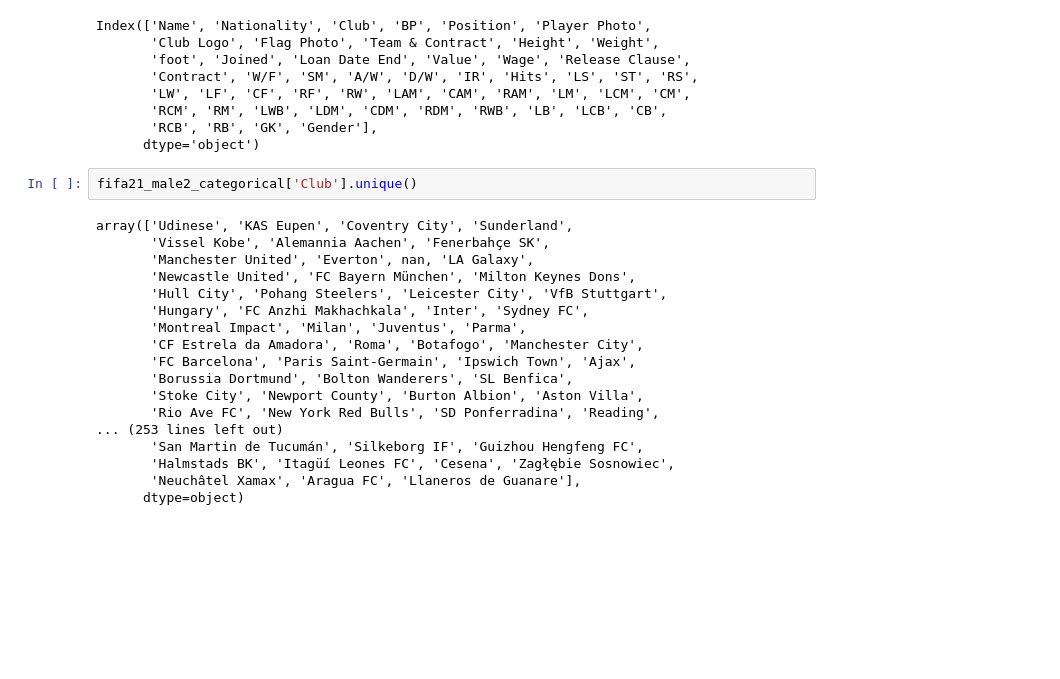
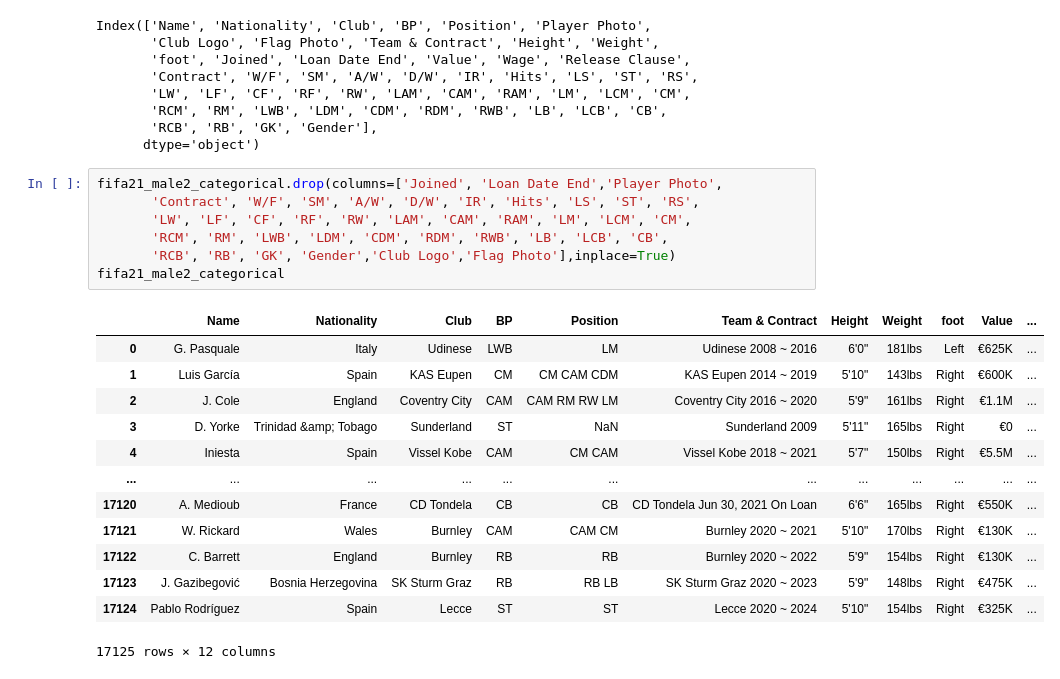
Before and after one commit to RaulRla/Fifa21_Project, a Jupyter notebook: Fifa project.ipynb, the cells around one changed output. Cells and saved outputs as stored; diff of their text form; blank space fills up the shorter version.

```diff
--- a/Fifa project.ipynb
+++ b/Fifa project.ipynb
@@ -81,23 +102,24 @@ Index(['Name', 'Nationality', 'Club', 'BP', 'Position', 'Player Photo',
        'RCM', 'RM', 'LWB', 'LDM', 'CDM', 'RDM', 'RWB', 'LB', 'LCB', 'CB',
        'RCB', 'RB', 'GK', 'Gender'],
       dtype='object')
-# %%
-fifa21_male2_categorical['Club'].unique()
-# %% [output]
-array(['Udinese', 'KAS Eupen', 'Coventry City', 'Sunderland',
-       'Vissel Kobe', 'Alemannia Aachen', 'Fenerbahçe SK',
-       'Manchester United', 'Everton', nan, 'LA Galaxy',
-       'Newcastle United', 'FC Bayern München', 'Milton Keynes Dons',
-       'Hull City', 'Pohang Steelers', 'Leicester City', 'VfB Stuttgart',
-       'Hungary', 'FC Anzhi Makhachkala', 'Inter', 'Sydney FC',
-       'Montreal Impact', 'Milan', 'Juventus', 'Parma',
-       'CF Estrela da Amadora', 'Roma', 'Botafogo', 'Manchester City',
-       'FC Barcelona', 'Paris Saint-Germain', 'Ipswich Town', 'Ajax',
-       'Borussia Dortmund', 'Bolton Wanderers', 'SL Benfica',
-       'Stoke City', 'Newport County', 'Burton Albion', 'Aston Villa',
-       'Rio Ave FC', 'New York Red Bulls', 'SD Ponferradina', 'Reading',
-... (253 lines left out)
-       'San Martin de Tucumán', 'Silkeborg IF', 'Guizhou Hengfeng FC',
-       'Halmstads BK', 'Itagüí Leones FC', 'Cesena', 'Zagłębie Sosnowiec',
-       'Neuchâtel Xamax', 'Aragua FC', 'Llaneros de Guanare'],
-      dtype=object)
+# %%
+fifa21_male2_categorical.drop(columns=['Joined', 'Loan Date End','Player Photo',
+       'Contract', 'W/F', 'SM', 'A/W', 'D/W', 'IR', 'Hits', 'LS', 'ST', 'RS',
+       'LW', 'LF', 'CF', 'RF', 'RW', 'LAM', 'CAM', 'RAM', 'LM', 'LCM', 'CM',
+       'RCM', 'RM', 'LWB', 'LDM', 'CDM', 'RDM', 'RWB', 'LB', 'LCB', 'CB',
+       'RCB', 'RB', 'GK', 'Gender','Club Logo','Flag Photo'],inplace=True)
+fifa21_male2_categorical
+# %% [output]
+|  | Name | Nationality | Club | BP | Position | Team & Contract | Height | Weight | foot | Value | ... |
+| 0 | G. Pasquale | Italy | Udinese | LWB | LM | Udinese 2008 ~ 2016 | 6'0" | 181lbs | Left | €625K | ... |
+| 1 | Luis García | Spain | KAS Eupen | CM | CM CAM CDM | KAS Eupen 2014 ~ 2019 | 5'10" | 143lbs | Right | €600K | ... |
+| 2 | J. Cole | England | Coventry City | CAM | CAM RM RW LM | Coventry City 2016 ~ 2020 | 5'9" | 161lbs | Right | €1.1M | ... |
+| 3 | D. Yorke | Trinidad &amp; Tobago | Sunderland | ST | NaN | Sunderland 2009 | 5'11" | 165lbs | Right | €0 | ... |
+| 4 | Iniesta | Spain | Vissel Kobe | CAM | CM CAM | Vissel Kobe 2018 ~ 2021 | 5'7" | 150lbs | Right | €5.5M | ... |
+| ... | ... | ... | ... | ... | ... | ... | ... | ... | ... | ... | ... |
+| 17120 | A. Medioub | France | CD Tondela | CB | CB | CD Tondela Jun 30, 2021 On Loan | 6'6" | 165lbs | Right | €550K | ... |
+| 17121 | W. Rickard | Wales | Burnley | CAM | CAM CM | Burnley 2020 ~ 2021 | 5'10" | 170lbs | Right | €130K | ... |
+| 17122 | C. Barrett | England | Burnley | RB | RB | Burnley 2020 ~ 2022 | 5'9" | 154lbs | Right | €130K | ... |
+| 17123 | J. Gazibegović | Bosnia Herzegovina | SK Sturm Graz | RB | RB LB | SK Sturm Graz 2020 ~ 2023 | 5'9" | 148lbs | Right | €475K | ... |
+| 17124 | Pablo Rodríguez | Spain | Lecce | ST | ST | Lecce 2020 ~ 2024 | 5'10" | 154lbs | Right | €325K | ... |
+17125 rows × 12 columns
```
Also changed, not shown: parts of 30 cells of this notebook.
